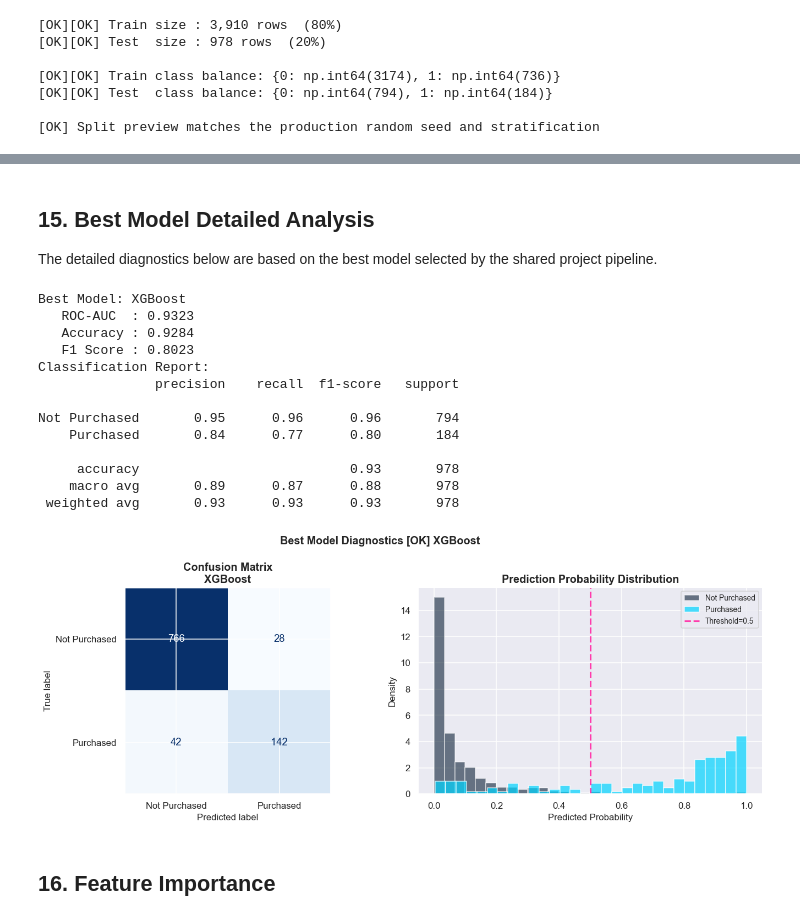
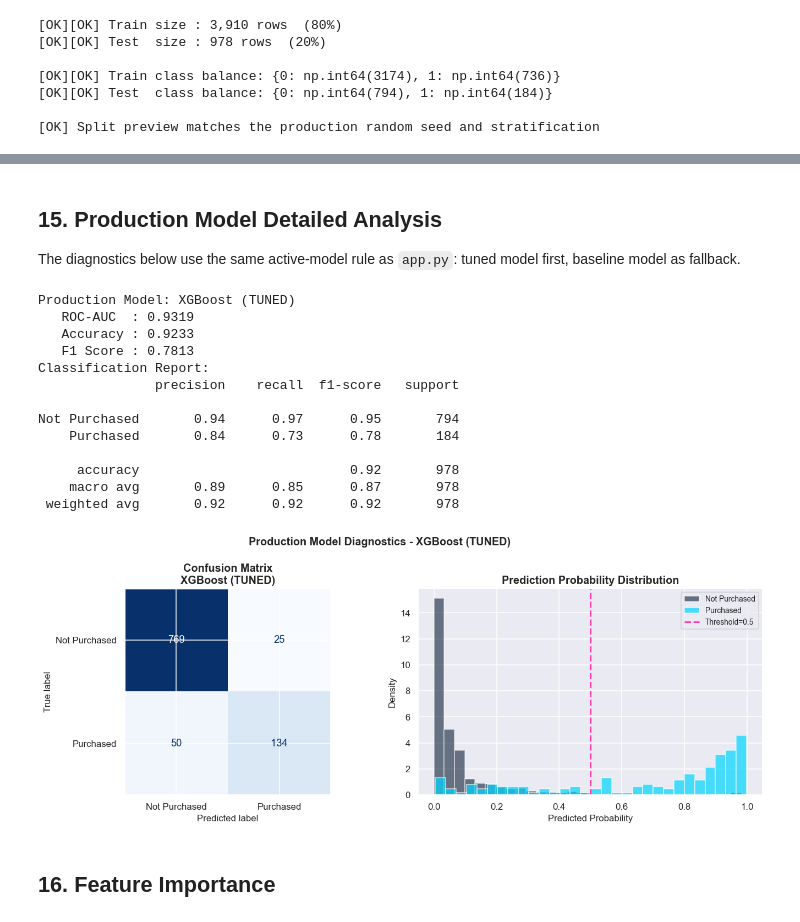
Before and after one commit to code-sankalp/Smart-Travel-Predictor, a Jupyter notebook: EDA_and_Prediction_Tuned.ipynb, the cells around one changed output, grey strips where cells are left out. Cells and saved outputs as stored; diff of their text form; code cells hidden in the pictures.

```diff
--- a/EDA_and_Prediction_Tuned.ipynb
+++ b/EDA_and_Prediction_Tuned.ipynb
@@ -598,54 +621,59 @@ plt.show()
 # %% [markdown]
-## 15. Best Model Detailed Analysis
+## 15. Production Model Detailed Analysis
 
-The detailed diagnostics below are based on the best model selected by the shared project pipeline.
+The diagnostics below use the same active-model rule as `app.py`: tuned model first, baseline model as fallback.
 # %%
-best_row = results_df.iloc[0]
-print(f"Best Model: {best_name}")
-print(f"   ROC-AUC  : {best_row['ROC-AUC']}")
-print(f"   Accuracy : {best_row['Accuracy']}")
-print(f"   F1 Score : {best_row['F1']}")
+print(f"Production Model: {best_name} ({production_label})")
+
+if tune_result is not None:
+    metric_source = tune_result['tuned_metrics']
+else:
+    metric_source = results_df.iloc[0].to_dict()
+
+print(f"   ROC-AUC  : {metric_source.get('ROC-AUC')}")
+print(f"   Accuracy : {metric_source.get('Accuracy')}")
+print(f"   F1 Score : {metric_source.get('F1')}")
 
 y_pred_best = best_model.predict(best_X_test)
 y_prob_best = best_model.predict_proba(best_X_test)[:, 1]
 
 print("Classification Report:")
 print(classification_report(y_test, y_pred_best, target_names=['Not Purchased','Purchased']))
 
 fig, axes = plt.subplots(1, 2, figsize=(13, 5))
 cm = confusion_matrix(y_test, y_pred_best)
 disp = ConfusionMatrixDisplay(cm, display_labels=['Not Purchased','Purchased'])
 disp.plot(ax=axes[0], cmap='Blues', colorbar=False)
-axes[0].set_title(f'Confusion Matrix\n{best_name}', fontweight='bold')
+axes[0].set_title(f'Confusion Matrix\n{best_name} ({production_label})', fontweight='bold')
 
 axes[1].hist(y_prob_best[y_test==0], bins=30, alpha=0.6, color='#0D2137', label='Not Purchased', density=True)
 axes[1].hist(y_prob_best[y_test==1], bins=30, alpha=0.7, color='#00D4FF', label='Purchased', density=True)
 axes[1].axvline(0.5, color='#FF3CAC', linestyle='--', linewidth=2, label='Threshold=0.5')
 axes[1].set_xlabel('Predicted Probability')
 axes[1].set_ylabel('Density')
 axes[1].set_title('Prediction Probability Distribution', fontweight='bold')
 axes[1].legend(fontsize=9)
 axes[1].spines[['top','right']].set_visible(False)
 
-plt.suptitle(f'Best Model Diagnostics [OK] {best_name}', fontsize=13, fontweight='bold')
+plt.suptitle(f'Production Model Diagnostics - {best_name} ({production_label})', fontsize=13, fontweight='bold')
 plt.tight_layout()
 plt.savefig('fig_best_model.png', dpi=110, bbox_inches='tight')
 plt.show()
 # %% [output]
-Best Model: XGBoost
-   ROC-AUC  : 0.9323
-   Accuracy : 0.9284
-   F1 Score : 0.8023
+Production Model: XGBoost (TUNED)
+   ROC-AUC  : 0.9319
+   Accuracy : 0.9233
+   F1 Score : 0.7813
 Classification Report:
                precision    recall  f1-score   support
 
-Not Purchased       0.95      0.96      0.96       794
-    Purchased       0.84      0.77      0.80       184
+Not Purchased       0.94      0.97      0.95       794
+    Purchased       0.84      0.73      0.78       184
 
-     accuracy                           0.93       978
-    macro avg       0.89      0.87      0.88       978
- weighted avg       0.93      0.93      0.93       978
+     accuracy                           0.92       978
+    macro avg       0.89      0.85      0.87       978
+ weighted avg       0.92      0.92      0.92       978
-[figure, old version]
+[figure, new version]
 # %% [markdown]
 ## 16. Feature Importance
 # %%
```
Also changed, not shown: parts of 9 cells of this notebook, 7 other files.
